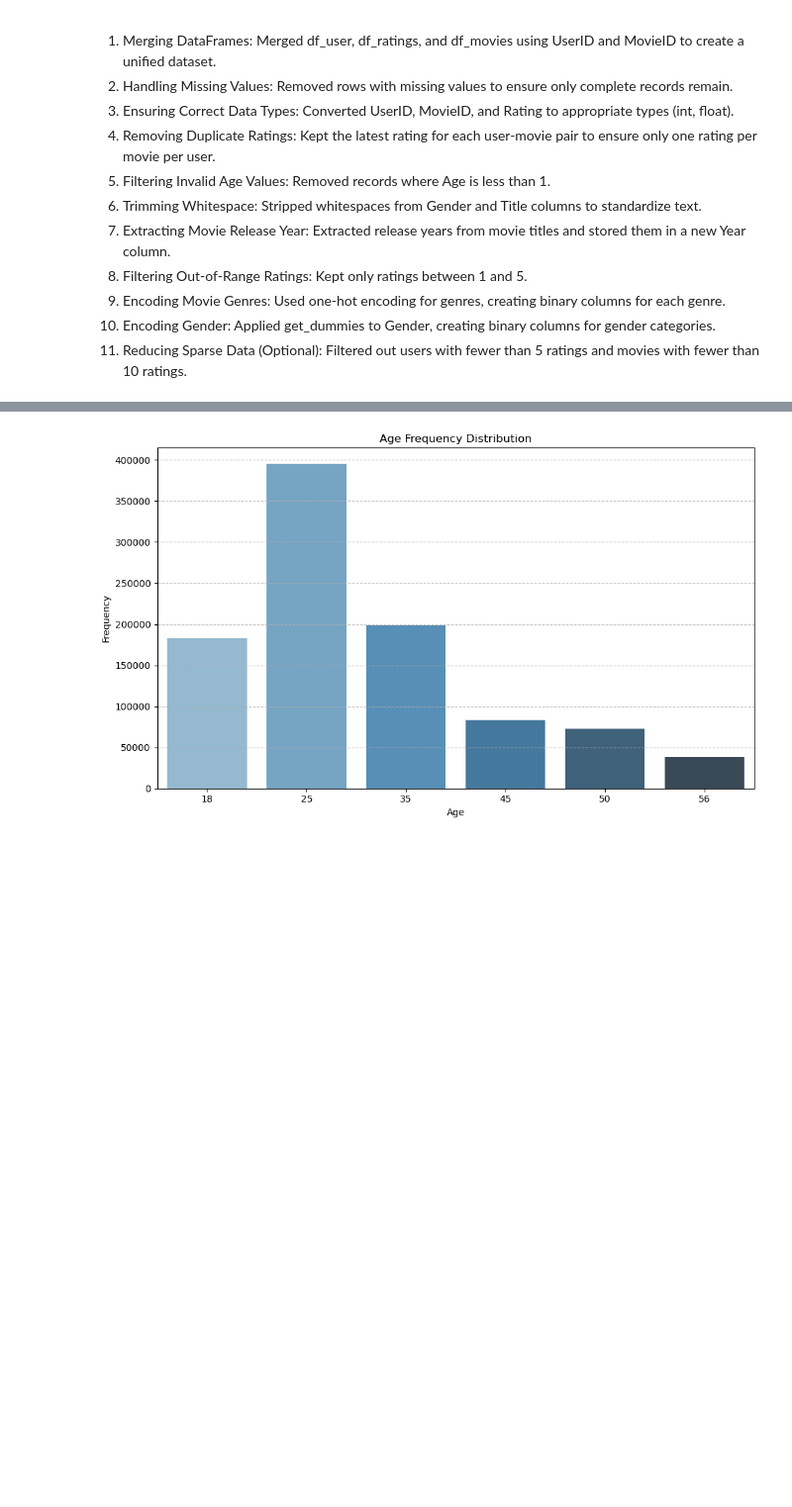
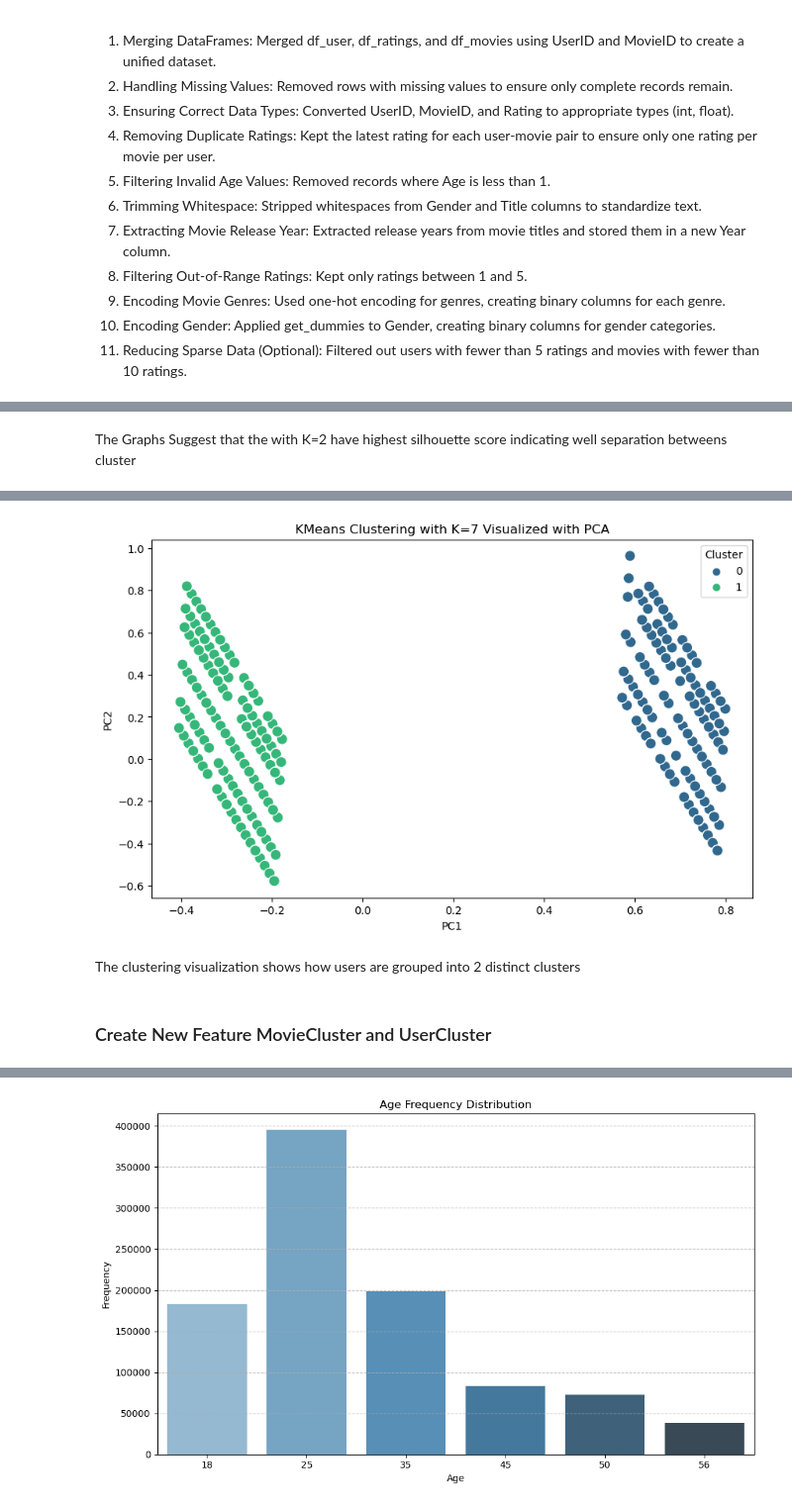
Before and after one commit to nhat117/Assignment2, a Jupyter notebook: A3code-Nhat.ipynb, the cells around one changed output, grey strips where cells are left out. Shown at 99% size. Cells and saved outputs as stored; diff of their text form; code cells hidden in the pictures; blank space fills up the shorter version.

```diff
--- a/A3code-Nhat.ipynb
+++ b/A3code-Nhat.ipynb
@@ -150,0 +357,18 @@ df_cleaned = clean_recommender_data(df_user, df_ratings, df_movies)
+# %% [markdown]
+The Graphs Suggest that the with K=2 have highest silhouette score indicating well separation betweens cluster
+# %%
+
+# Train KMeans with K = 7
+kmeans = KMeans(n_clusters=2, random_state=42)
+clusters = kmeans.fit_predict(df_pca )
+
+
+df_pca['Cluster'] = clusters
+
+# Plot the clusters
+plt.figure(figsize=(10, 6))
+sns.scatterplot(x='PC1', y='PC2', hue='Cluster',
+                palette='viridis', data=df_pca, legend='full', s=100)
+plt.title('KMeans Clustering with K=7 Visualized with PCA')
+plt.show()
+# %% [output]
@@ -150,0 +376,5 @@ df_cleaned = clean_recommender_data(df_user, df_ratings, df_movies)
+[figure, added]
+# %% [markdown]
+The clustering visualization shows how users are grouped into 2 distinct clusters
+# %% [markdown]
+### Create New Feature MovieCluster and UserCluster
```
Also changed, not shown: parts of 29 cells of this notebook.
